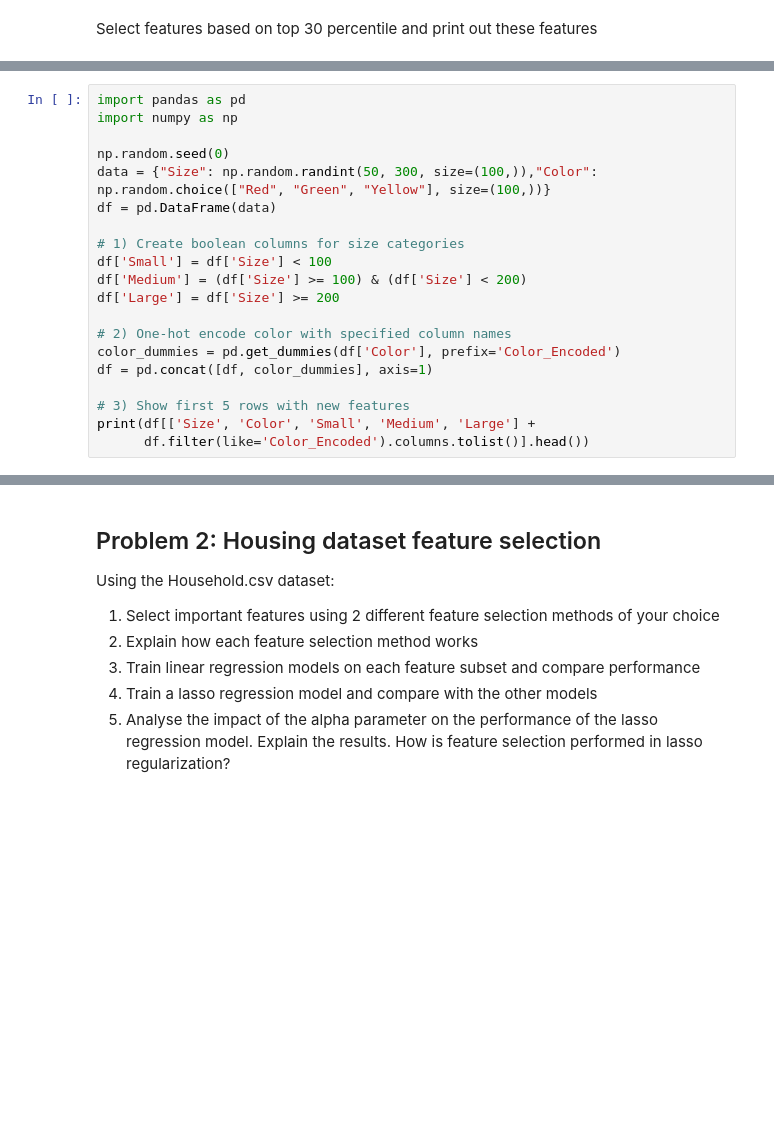
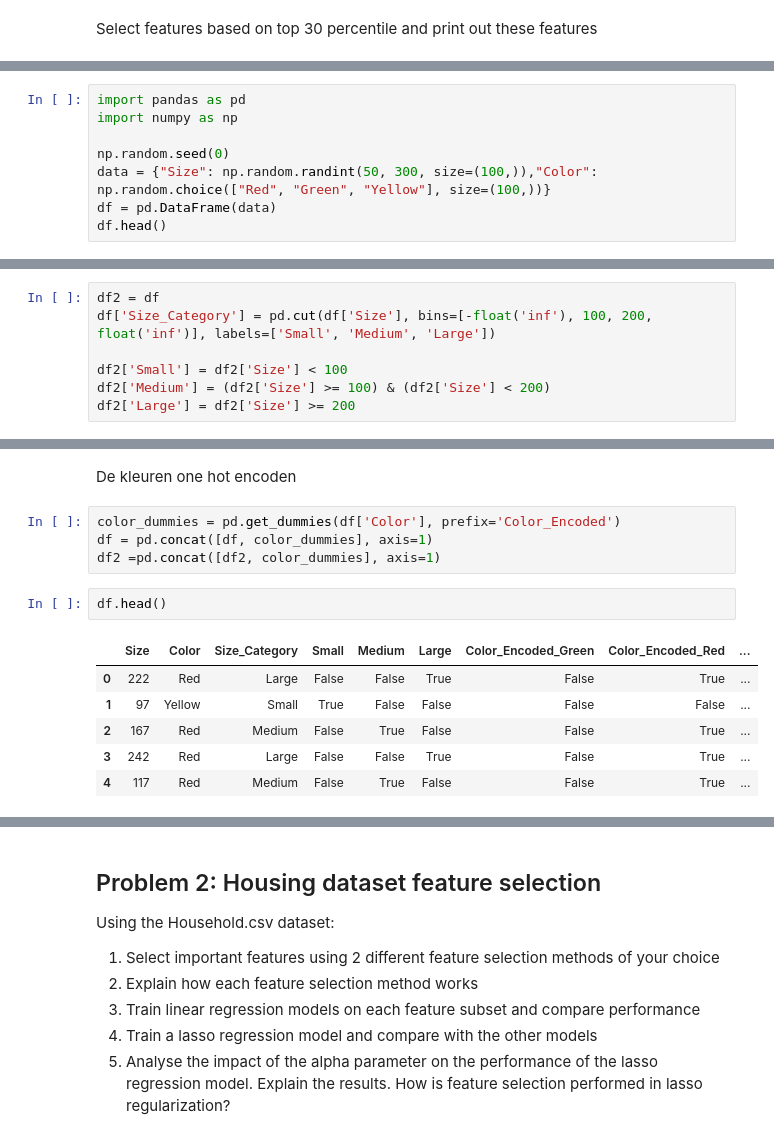
Before and after one commit to ThibautBeck1/machine_learning, a Jupyter notebook: lab2/lab2.ipynb, the cells around one changed output, grey strips where cells are left out. Saved outputs shown, nothing was run; the diff lists cells and outputs as text; blank space fills up the shorter version.

```diff
--- a/lab2/lab2.ipynb
+++ b/lab2/lab2.ipynb
@@ -239,17 +291,5 @@ import numpy as np
 np.random.seed(0)
 data = {"Size": np.random.randint(50, 300, size=(100,)),"Color": np.random.choice(["Red", "Green", "Yellow"], size=(100,))}
 df = pd.DataFrame(data)
-
-# 1) Create boolean columns for size categories
-df['Small'] = df['Size'] < 100
-df['Medium'] = (df['Size'] >= 100) & (df['Size'] < 200)
-df['Large'] = df['Size'] >= 200
-
-# 2) One-hot encode color with specified column names
-color_dummies = pd.get_dummies(df['Color'], prefix='Color_Encoded')
-df = pd.concat([df, color_dummies], axis=1)
-
-# 3) Show first 5 rows with new features
-print(df[['Size', 'Color', 'Small', 'Medium', 'Large'] +
-      df.filter(like='Color_Encoded').columns.tolist()].head())
+df.head()
 # %% [output]
@@ -268,0 +304,7 @@ print(df[['Size', 'Color', 'Small', 'Medium', 'Large'] +
+# %%
+df2 = df
+df['Size_Category'] = pd.cut(df['Size'], bins=[-float('inf'), 100, 200, float('inf')], labels=['Small', 'Medium', 'Large'])
+
+df2['Small'] = df2['Size'] < 100
+df2['Medium'] = (df2['Size'] >= 100) & (df2['Size'] < 200)
+df2['Large'] = df2['Size'] >= 200
@@ -268,0 +331,15 @@ print(df[['Size', 'Color', 'Small', 'Medium', 'Large'] +
+# %% [markdown]
+De kleuren one hot encoden
+# %%
+color_dummies = pd.get_dummies(df['Color'], prefix='Color_Encoded')
+df = pd.concat([df, color_dummies], axis=1)
+df2 =pd.concat([df2, color_dummies], axis=1)
+# %%
+df.head()
+# %% [output]
+|  | Size | Color | Size_Category | Small | Medium | Large | Color_Encoded_Green | Color_Encoded_Red | ... |
+| 0 | 222 | Red | Large | False | False | True | False | True | ... |
+| 1 | 97 | Yellow | Small | True | False | False | False | False | ... |
+| 2 | 167 | Red | Medium | False | True | False | False | True | ... |
+| 3 | 242 | Red | Large | False | False | True | False | True | ... |
+| 4 | 117 | Red | Medium | False | True | False | False | True | ... |
```
Also changed, not shown: parts of 56 cells of this notebook.
